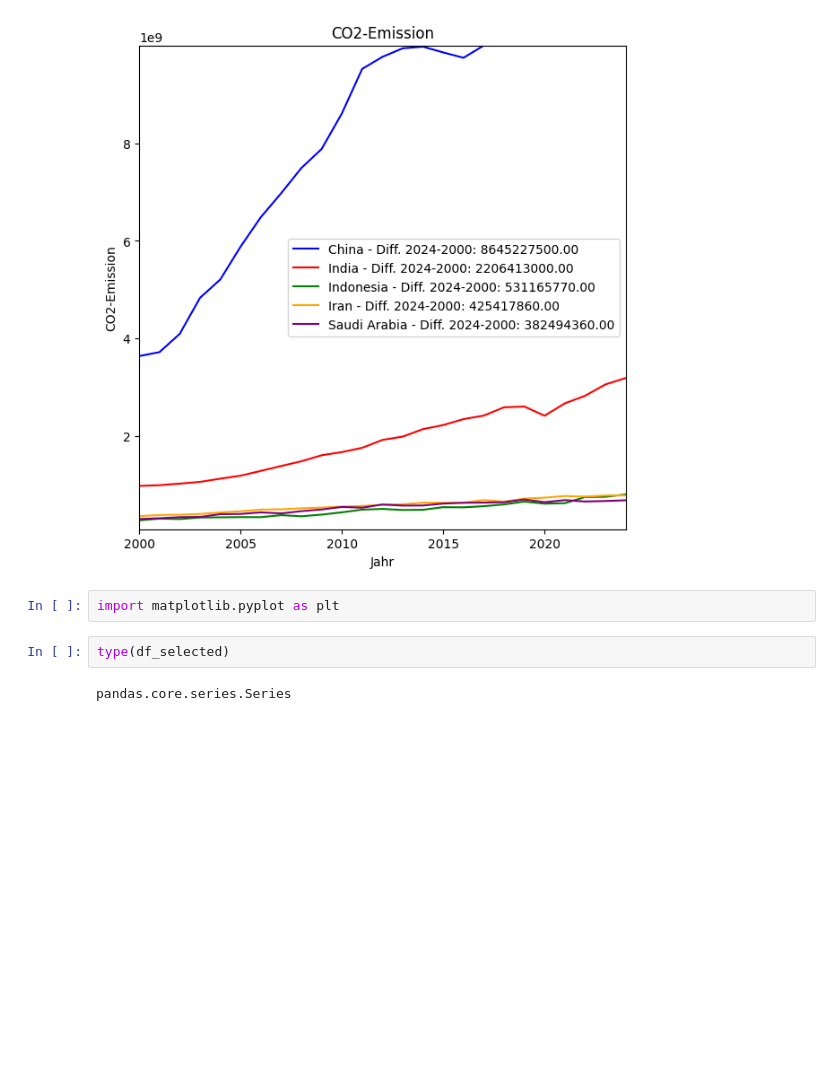
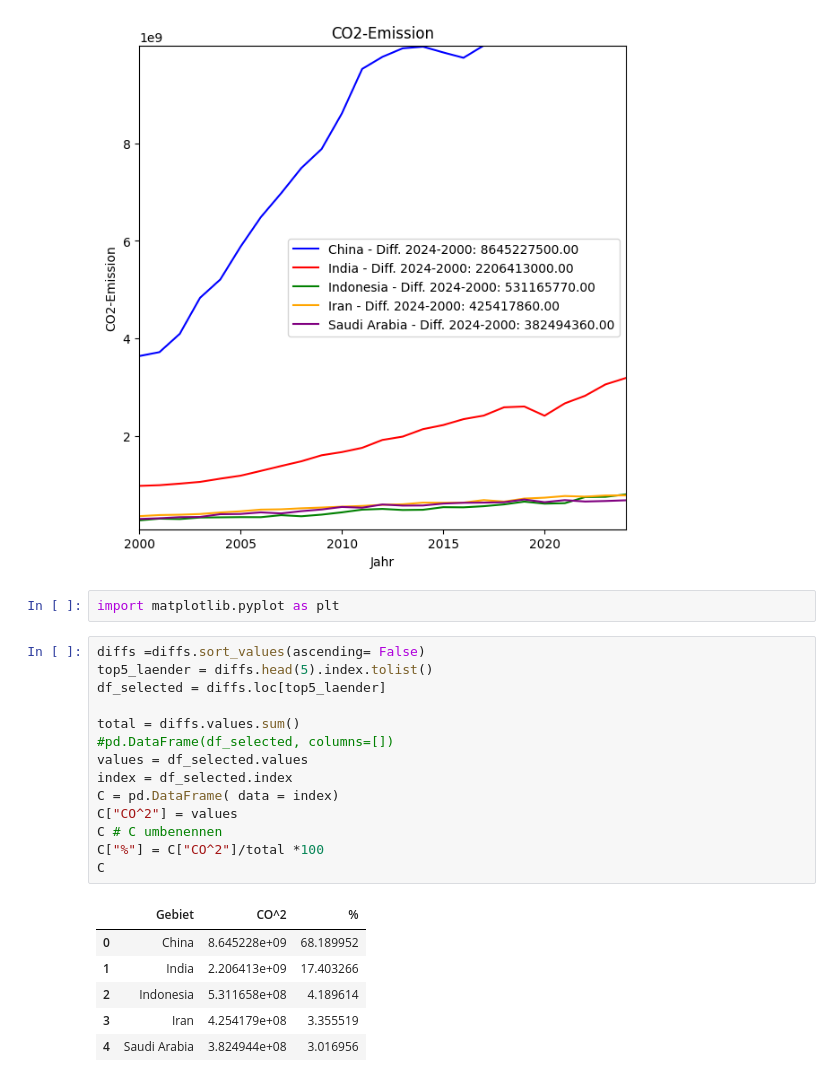
Before and after one commit to itulahjess/LN_2_Github_Python, a Jupyter notebook: Analyse.ipynb, the cells around one changed output. Saved outputs shown, nothing was run; the diff lists cells and outputs as text; blank space fills up the shorter version.

```diff
--- a/Analyse.ipynb
+++ b/Analyse.ipynb
@@ -223,7 +239,24 @@ for gebiet in Gebiets_liste:
 [figure]
 # %%
 import matplotlib.pyplot as plt
-# %%
-type(df_selected)
-# %% [output]
-pandas.core.series.Series
+# %%
+diffs =diffs.sort_values(ascending= False)
+top5_laender = diffs.head(5).index.tolist()
+df_selected = diffs.loc[top5_laender]
+
+total = diffs.values.sum()
+#pd.DataFrame(df_selected, columns=[])
+values = df_selected.values
+index = df_selected.index
+C = pd.DataFrame( data = index)
+C["CO^2"] = values
+C # C umbenennen
+C["%"] = C["CO^2"]/total *100
+C
+# %% [output]
+|  | Gebiet | CO^2 | % |
+| 0 | China | 8.645228e+09 | 68.189952 |
+| 1 | India | 2.206413e+09 | 17.403266 |
+| 2 | Indonesia | 5.311658e+08 | 4.189614 |
+| 3 | Iran | 4.254179e+08 | 3.355519 |
+| 4 | Saudi Arabia | 3.824944e+08 | 3.016956 |
```
Also changed, not shown: parts of 7 cells of this notebook.
